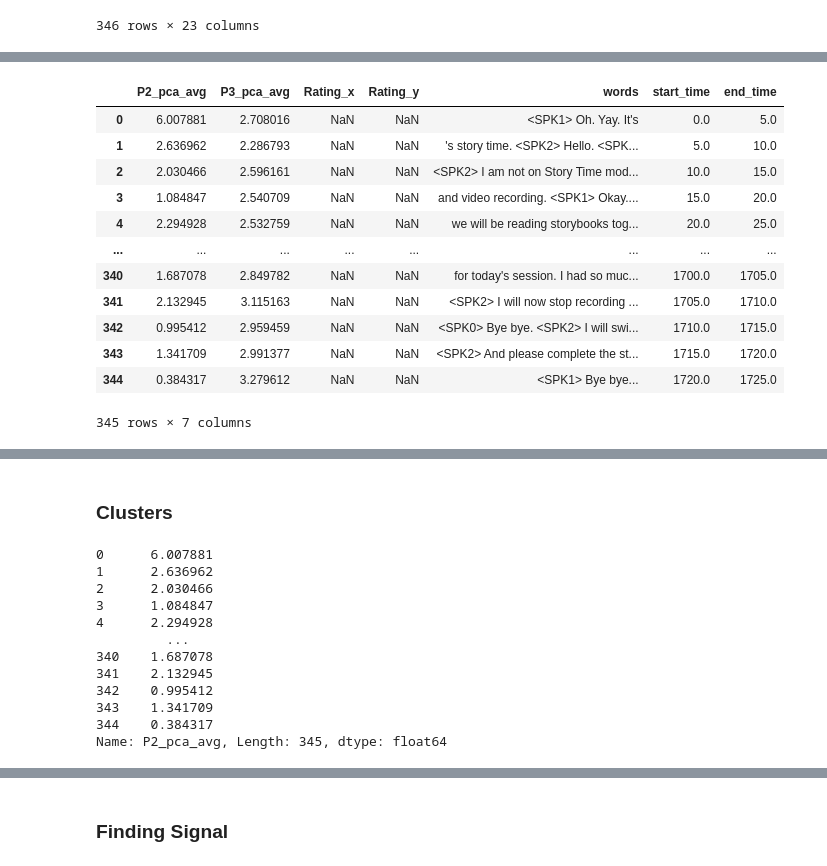
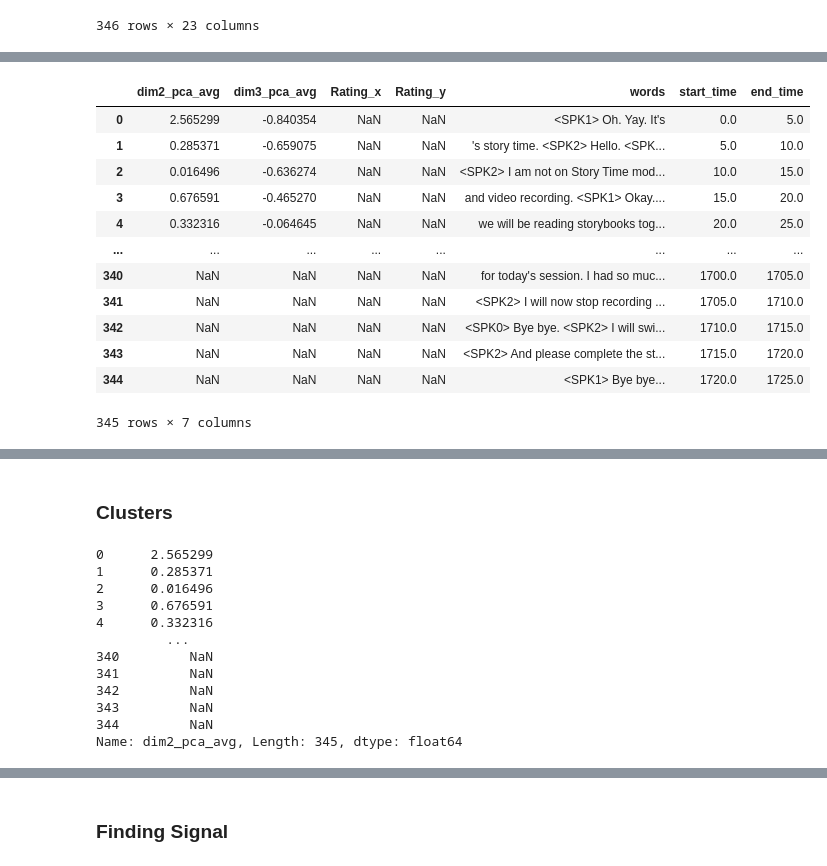
Before and after one commit to serenabono/conversational_dominance, a Jupyter notebook: notebooks/gpt2_ppl_engagement.ipynb, the cells around one changed output, grey strips where cells are left out. Saved outputs shown, nothing was run; the diff lists cells and outputs as text; code cells hidden in the pictures.

```diff
--- a/notebooks/gpt2_ppl_engagement.ipynb
+++ b/notebooks/gpt2_ppl_engagement.ipynb
@@ -133,0 +123,6 @@ all_data_pca = pd.DataFrame({'P2_pca':all_data['P2_pca'], 'P3_pca':all_data['P3_
+# %%
+filtered_tokens_p2, filtered_ppl_p2, filtered_encodings_p2 = remove_match_prefix_ppl(token_list, all_data['p2'], matches, tokenizer)
+assert np.cumsum([len(token) for token in filtered_tokens_p2])[-1], len(filtered_tokens_p2)
+# %%
+filtered_tokens_p3, filtered_ppl_p3, filtered_encodings_p3 = remove_match_prefix_ppl(token_list, all_data['p3'], matches, tokenizer)
+assert np.cumsum([len(token) for token in filtered_tokens_p3])[-1], len(filtered_tokens_p3)
@@ -134,2 +136,17 @@ all_data_pca = pd.DataFrame({'P2_pca':all_data['P2_pca'], 'P3_pca':all_data['P3_
 # %%
 from utils import rolling_kde_heatmap_with_turns, display_tokens_colored_by_kde
+# %%
+from sklearn.decomposition import PCA
+
+P1 = np.asarray(filtered_ppl_p1)
+P2 = np.asarray(filtered_ppl_p2)
+P3 = np.asarray(filtered_ppl_p3)
+
+X = np.column_stack([P1, P2, P3])
+pca = PCA(n_components=3)
+X_orthogonal = pca.fit_transform(X)
+
+dim1_pca = X_orthogonal[:,0]
+dim2_pca = X_orthogonal[:,1]
+dim3_pca = X_orthogonal[:,2]
+all_data = pd.DataFrame({"dim1_pca": dim1_pca, "dim2_pca": dim2_pca, "dim3_pca":dim3_pca})
@@ -400,7 +426,7 @@ def expand_multiple_ppl_by_token(bin_df, ppl_dict, annotation_cols=None):
     return pd.DataFrame(records)
 # %%
 cols = ['Rating_x', 'Rating_y','start_time','end_time']
-ppl_dict = {'P2_pca': all_data_pca["P2_pca"], 'P3_pca': all_data_pca["P3_pca"]}
+ppl_dict = {'dim2_pca': all_data["dim2_pca"], 'dim3_pca': all_data["dim3_pca"]}
 all_data = expand_multiple_ppl_by_token(combined_df, ppl_dict, annotation_cols=cols)
 all_data
 # %% [output]
@@ -484,22 +515,22 @@ def average_ppl_per_turn(df, ppl_dict, idx_col='ppl', annotation_cols=None):
     return pd.DataFrame(records)
 # %%
 cols = ['Rating_x', 'Rating_y','words','start_time','end_time']
-ppl_dict = {'P2_pca': all_data_pca["P2_pca"], 'P3_pca': all_data_pca["P3_pca"]}
+ppl_dict = {'dim2_pca': all_data_pca["dim2_pca"], 'dim3_pca': all_data_pca["dim3_pca"]}
 all_data = average_ppl_per_turn(combined_df, ppl_dict, annotation_cols=cols)
 all_data
 # %% [output]
-|  | P2_pca_avg | P3_pca_avg | Rating_x | Rating_y | words | start_time | end_time |
-| 0 | 6.007881 | 2.708016 | NaN | NaN | <SPK1> Oh. Yay. It's | 0.0 | 5.0 |
-| 1 | 2.636962 | 2.286793 | NaN | NaN | 's story time. <SPK2> Hello. <SPK... | 5.0 | 10.0 |
-| 2 | 2.030466 | 2.596161 | NaN | NaN | <SPK2> I am not on Story Time mod... | 10.0 | 15.0 |
-| 3 | 1.084847 | 2.540709 | NaN | NaN | and video recording. <SPK1> Okay.... | 15.0 | 20.0 |
-| 4 | 2.294928 | 2.532759 | NaN | NaN | we will be reading storybooks tog... | 20.0 | 25.0 |
+|  | dim2_pca_avg | dim3_pca_avg | Rating_x | Rating_y | words | start_time | end_time |
+| 0 | 2.565299 | -0.840354 | NaN | NaN | <SPK1> Oh. Yay. It's | 0.0 | 5.0 |
+| 1 | 0.285371 | -0.659075 | NaN | NaN | 's story time. <SPK2> Hello. <SPK... | 5.0 | 10.0 |
+| 2 | 0.016496 | -0.636274 | NaN | NaN | <SPK2> I am not on Story Time mod... | 10.0 | 15.0 |
+| 3 | 0.676591 | -0.465270 | NaN | NaN | and video recording. <SPK1> Okay.... | 15.0 | 20.0 |
+| 4 | 0.332316 | -0.064645 | NaN | NaN | we will be reading storybooks tog... | 20.0 | 25.0 |
 | ... | ... | ... | ... | ... | ... | ... | ... |
-| 340 | 1.687078 | 2.849782 | NaN | NaN | for today's session. I had so muc... | 1700.0 | 1705.0 |
-| 341 | 2.132945 | 3.115163 | NaN | NaN | <SPK2> I will now stop recording ... | 1705.0 | 1710.0 |
-| 342 | 0.995412 | 2.959459 | NaN | NaN | <SPK0> Bye bye. <SPK2> I will swi... | 1710.0 | 1715.0 |
-| 343 | 1.341709 | 2.991377 | NaN | NaN | <SPK2> And please complete the st... | 1715.0 | 1720.0 |
-| 344 | 0.384317 | 3.279612 | NaN | NaN | <SPK1> Bye bye... | 1720.0 | 1725.0 |
+| 340 | NaN | NaN | NaN | NaN | for today's session. I had so muc... | 1700.0 | 1705.0 |
+| 341 | NaN | NaN | NaN | NaN | <SPK2> I will now stop recording ... | 1705.0 | 1710.0 |
+| 342 | NaN | NaN | NaN | NaN | <SPK0> Bye bye. <SPK2> I will swi... | 1710.0 | 1715.0 |
+| 343 | NaN | NaN | NaN | NaN | <SPK2> And please complete the st... | 1715.0 | 1720.0 |
+| 344 | NaN | NaN | NaN | NaN | <SPK1> Bye bye... | 1720.0 | 1725.0 |
 345 rows × 7 columns
 # %%
 from utils import correlation_heatmap
@@ -515,20 +546,20 @@ fig_corr
 # %% [markdown]
 ### Clusters
 # %%
-all_data["P2_pca_avg"]
+all_data["dim2_pca_avg"]
 # %% [output]
-0      6.007881
-1      2.636962
-2      2.030466
-3      1.084847
-4      2.294928
+0      2.565299
+1      0.285371
+2      0.016496
+3      0.676591
+4      0.332316
          ...
-340    1.687078
-341    2.132945
-342    0.995412
-343    1.341709
-344    0.384317
-Name: P2_pca_avg, Length: 345, dtype: float64
+340         NaN
+341         NaN
+342         NaN
+343         NaN
+344         NaN
+Name: dim2_pca_avg, Length: 345, dtype: float64
 # %%
 from sklearn.decomposition import PCA
 all_data.ffill(inplace=True)
```
Also changed, not shown: parts of 35 cells of this notebook, 2 other files.
